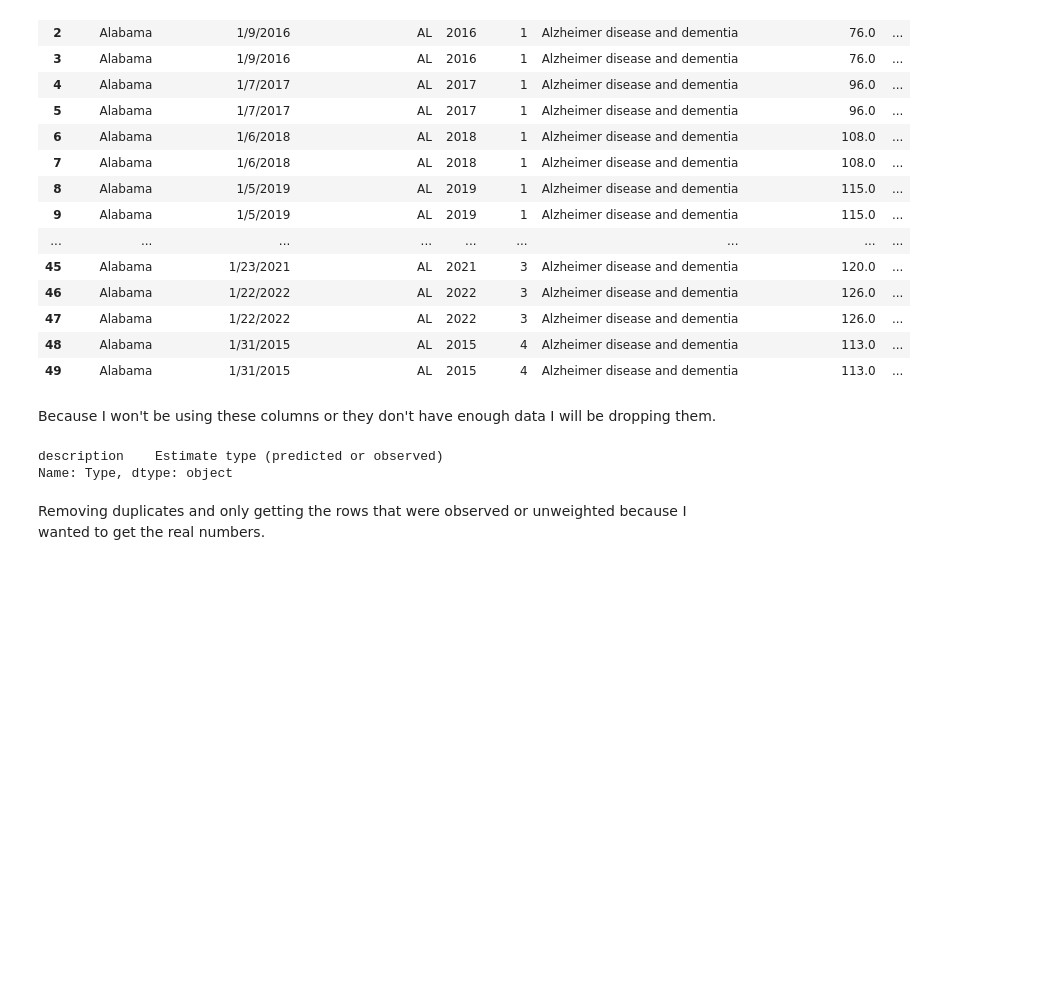
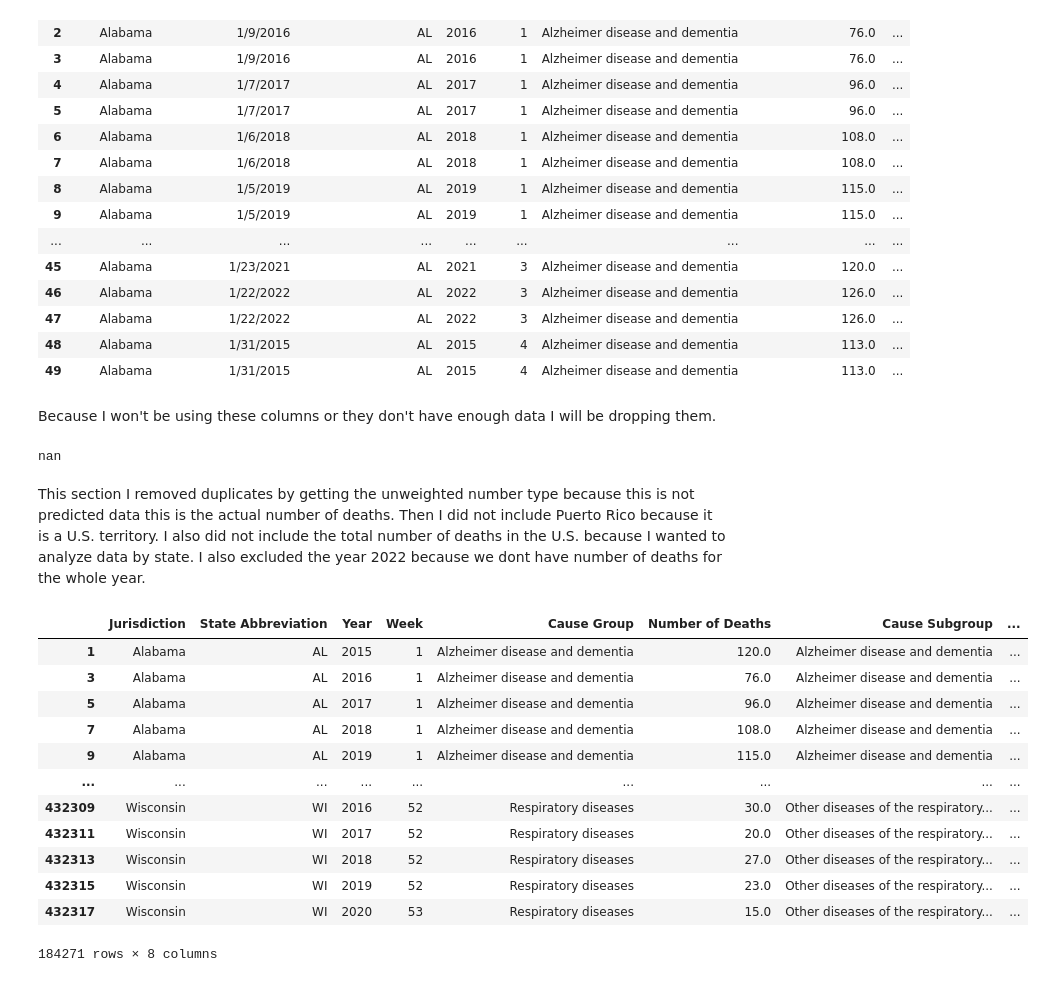
Before and after one commit to Luil0/Deaths_and_cause, a Jupyter notebook: death_causes_project/deaths_year_cause.ipynb, the cells around one changed output. Saved outputs shown, nothing was run; the diff lists cells and outputs as text; code cells hidden in the pictures; blank space fills up the shorter version.

```diff
--- a/death_causes_project/deaths_year_cause.ipynb
+++ b/death_causes_project/deaths_year_cause.ipynb
@@ -65,28 +66,45 @@ def find_desc(desc_name):
 
 # finding the description of our columns with either uppercase or lowercase words.
 find_desc("type")
+
+deaths_cause_df[deaths_cause_df["Year"] == 20]["Week"].max()
 # %% [output]
-description    Estimate type (predicted or observed)
-Name: Type, dtype: object
+nan
 # %% [markdown]
-Removing duplicates and only getting the rows that were observed or unweighted because I wanted to get the real numbers.
+This section I removed duplicates by getting the unweighted number type because this is not predicted data this is the actual number of deaths. Then I did not include Puerto Rico because it is a U.S. territory. I also did not include the total number of deaths in the U.S. because I wanted to analyze data by state. I also excluded the year 2022 because we dont have number of deaths for the whole year.
 # %%
 # using unweighted deaths because they are the real deaths not predicted and that would be duplicate years.
-death_cause_unweighted = deaths_cause_df[(deaths_cause_df["Type"] == "Unweighted") & (deaths_cause_df["Jurisdiction"] != "Puerto Rico") & (deaths_cause_df["Jurisdiction"] != "United States")]
+death_cause_unweighted = deaths_cause_df[(deaths_cause_df["Type"] == "Unweighted") & (deaths_cause_df["Jurisdiction"] != "Puerto Rico") & (deaths_cause_df["Jurisdiction"] != "United States") & (deaths_cause_df["Year"]!= 2022)]
 
 # making dataset into a csv so I can look at in in tableau.
 death_cause_unweighted.to_csv("deaths_and_cause_dataset.csv", index=False)
 
 # Total deaths in the unweighted dataset
 total_deaths = death_cause_unweighted["Number of Deaths"].sum()
 
 len_years = len(death_cause_unweighted["Year"].unique())
 
 # average number of deaths in our dataset
 avg_deaths = f"{total_deaths/len_years:,}"
 avg_deaths
 
 deaths_each_year = death_cause_unweighted[["Year", "Number of Deaths"]].groupby("Year").sum()
+
+death_cause_unweighted
+# %% [output]
+|  | Jurisdiction | State Abbreviation | Year | Week | Cause Group | Number of Deaths | Cause Subgroup | ... |
+| 1 | Alabama | AL | 2015 | 1 | Alzheimer disease and dementia | 120.0 | Alzheimer disease and dementia | ... |
+| 3 | Alabama | AL | 2016 | 1 | Alzheimer disease and dementia | 76.0 | Alzheimer disease and dementia | ... |
+| 5 | Alabama | AL | 2017 | 1 | Alzheimer disease and dementia | 96.0 | Alzheimer disease and dementia | ... |
+| 7 | Alabama | AL | 2018 | 1 | Alzheimer disease and dementia | 108.0 | Alzheimer disease and dementia | ... |
+| 9 | Alabama | AL | 2019 | 1 | Alzheimer disease and dementia | 115.0 | Alzheimer disease and dementia | ... |
+| ... | ... | ... | ... | ... | ... | ... | ... | ... |
+| 432309 | Wisconsin | WI | 2016 | 52 | Respiratory diseases | 30.0 | Other diseases of the respiratory... | ... |
+| 432311 | Wisconsin | WI | 2017 | 52 | Respiratory diseases | 20.0 | Other diseases of the respiratory... | ... |
+| 432313 | Wisconsin | WI | 2018 | 52 | Respiratory diseases | 27.0 | Other diseases of the respiratory... | ... |
+| 432315 | Wisconsin | WI | 2019 | 52 | Respiratory diseases | 23.0 | Other diseases of the respiratory... | ... |
+| 432317 | Wisconsin | WI | 2020 | 53 | Respiratory diseases | 15.0 | Other diseases of the respiratory... | ... |
+184271 rows × 8 columns
 # %%
 # number of deaths that each cause group had
 deaths_per_cause = death_cause_unweighted[["Cause Group", "Number of Deaths"]].groupby("Cause Group").sum("Number of Deaths")
```
Also changed, not shown: parts of 7 cells of this notebook, 4 other files.
